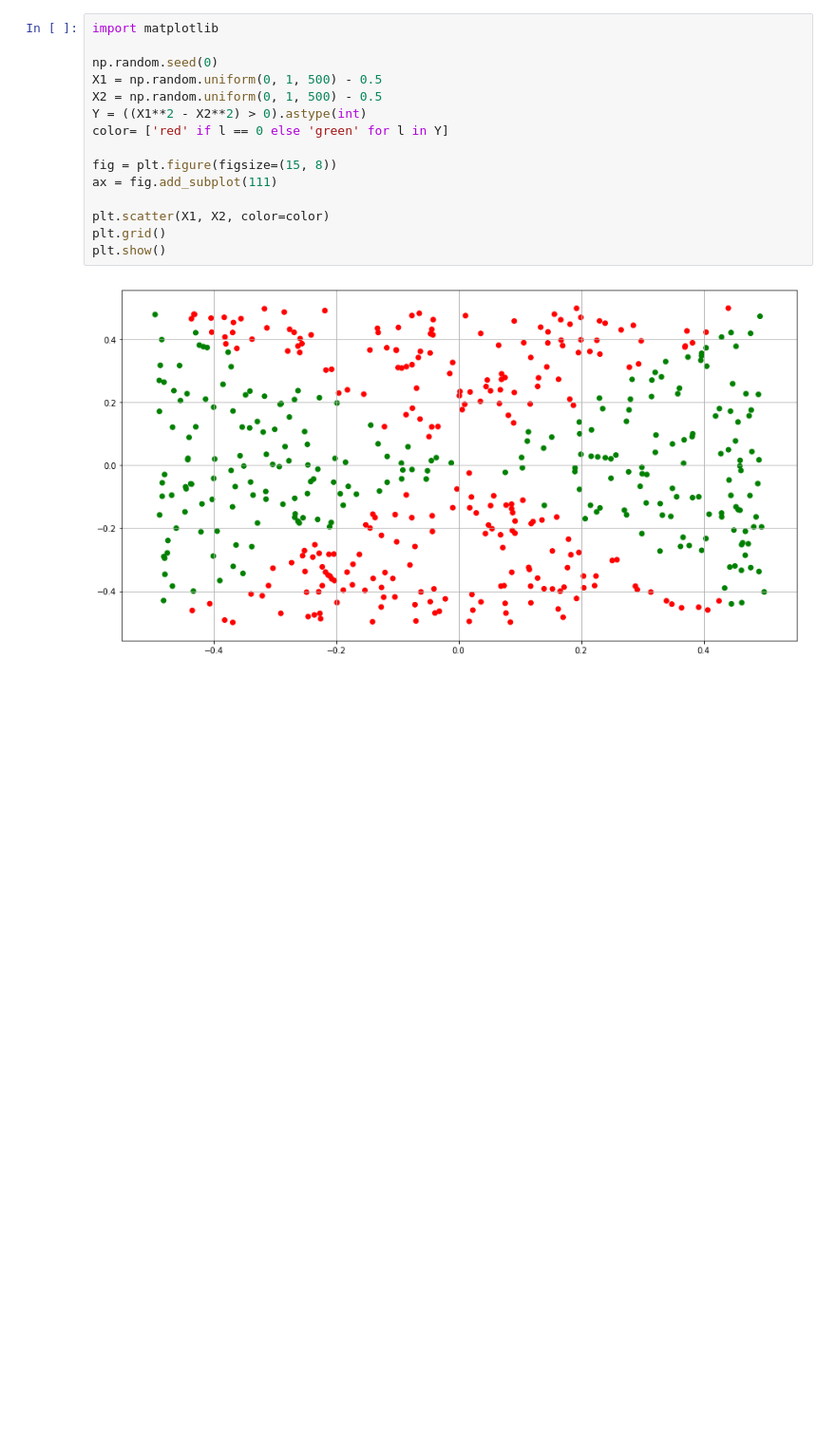
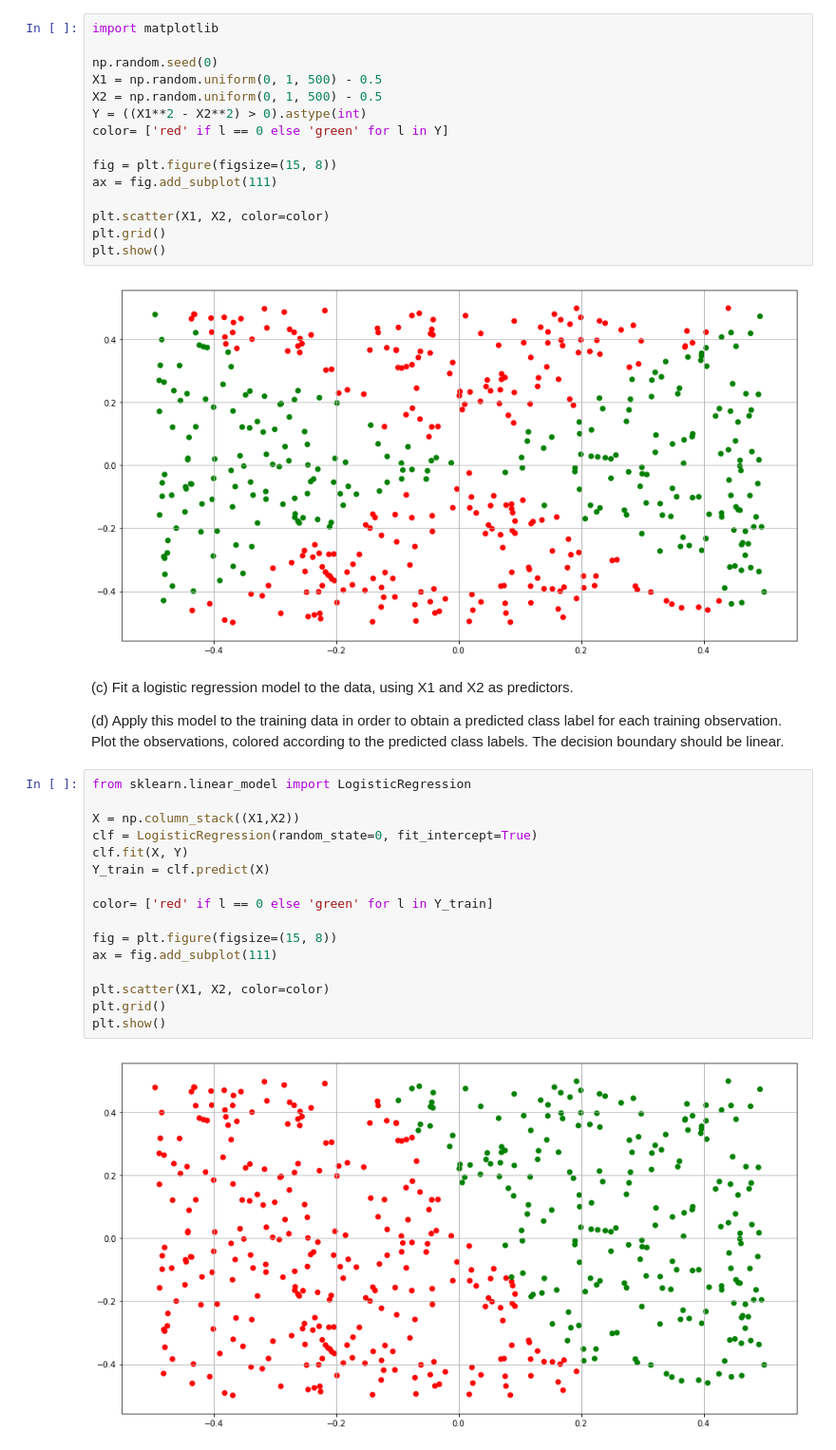
Before and after one commit to amitrajan012/Introduction-to-Statistical-Learning, a Jupyter notebook: Support Vector Machines.ipynb, the cells around one changed output. Shown at 95% size. Drawn from its saved outputs; the diff is of its cells as text; blank space fills up the shorter version.

```diff
--- a/Support Vector Machines.ipynb
+++ b/Support Vector Machines.ipynb
@@ -470,3 +470,25 @@ plt.grid()
 plt.show()
 # %% [output]
 [figure]
+# %% [markdown]
+(c) Fit a logistic regression model to the data, using X1 and X2 as predictors.
+
+(d) Apply this model to the training data in order to obtain a predicted class label for each training observation. Plot the observations, colored according to the predicted class labels. The decision boundary should be linear.
+# %%
+from sklearn.linear_model import LogisticRegression
+
+X = np.column_stack((X1,X2))
+clf = LogisticRegression(random_state=0, fit_intercept=True)
+clf.fit(X, Y)
+Y_train = clf.predict(X)
+
+color= ['red' if l == 0 else 'green' for l in Y_train]
+
+fig = plt.figure(figsize=(15, 8))
+ax = fig.add_subplot(111)
+
+plt.scatter(X1, X2, color=color)
+plt.grid()
+plt.show()
+# %% [output]
+[figure, added]
```
Also changed, not shown: parts of 28 cells of this notebook.
